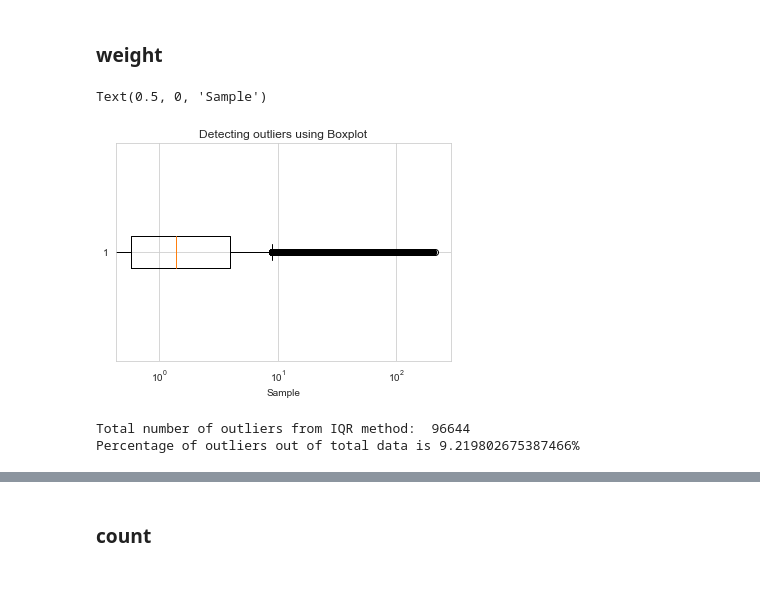
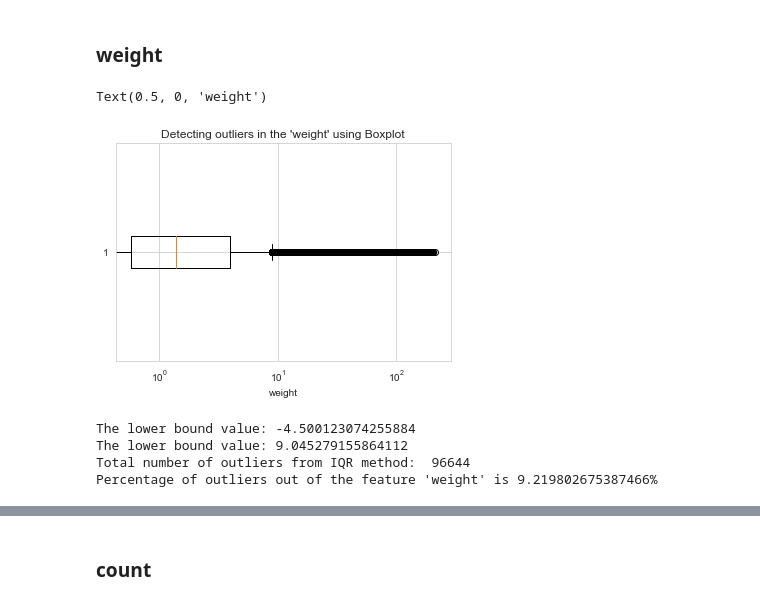
Before and after one commit to gauravsh0812/Bitcoin_Heist, a Jupyter notebook: Bitcoin_Heist.ipynb, the cells around one changed output, grey strips where cells are left out. Saved outputs shown, nothing was run; the diff lists cells and outputs as text; code cells hidden in the pictures.

```diff
--- a/Bitcoin_Heist.ipynb
+++ b/Bitcoin_Heist.ipynb
@@ -473,14 +497,13 @@ Percentage of outliers out of total data is 14.07268689266205%
 # %%
 sample = -np.log(df['weight'])
 
-import matplotlib.pyplot as plt
 plt.boxplot(sample, vert=False)
 plt.xscale('log')
-plt.title("Detecting outliers using Boxplot")
-plt.xlabel('Sample')
+plt.title("Detecting outliers in the 'weight' using Boxplot")
+plt.xlabel('weight')
 # %% [output]
-Text(0.5, 0, 'Sample')
+Text(0.5, 0, 'weight')
-[figure, old version]
+[figure, new version]
 # %%
 outliers = []
 def detect_outliers_iqr(data):
@@ -495,10 +518,14 @@ def detect_outliers_iqr(data):
     for i in data:
         if (i<lwr_bound or i>upr_bound):
             outliers.append(i)
-    return outliers# Driver code
-sample_outliers = detect_outliers_iqr(sample)
+    return outliers, lwr_bound, upr_bound
+sample_outliers, lwr_bound, upr_bound = detect_outliers_iqr(sample)
+print(f'The lower bound value: {lwr_bound}')
+print(f'The lower bound value: {upr_bound}')
 print("Total number of outliers from IQR method: ", len(sample_outliers))
-print(f"Percentage of outliers out of total data is {(len(sample_outliers)/len(sample))*100}% ")
+print(f"Percentage of outliers out of the feature 'weight' is {(len(sample_outliers)/len(sample))*100}% ")
 # %% [output]
+The lower bound value: -4.500123074255884
+The lower bound value: 9.045279155864112
 Total number of outliers from IQR method:  96644
-Percentage of outliers out of total data is 9.219802675387466%
+Percentage of outliers out of the feature 'weight' is 9.219802675387466%
```
Also changed, not shown: parts of 14 cells of this notebook.
